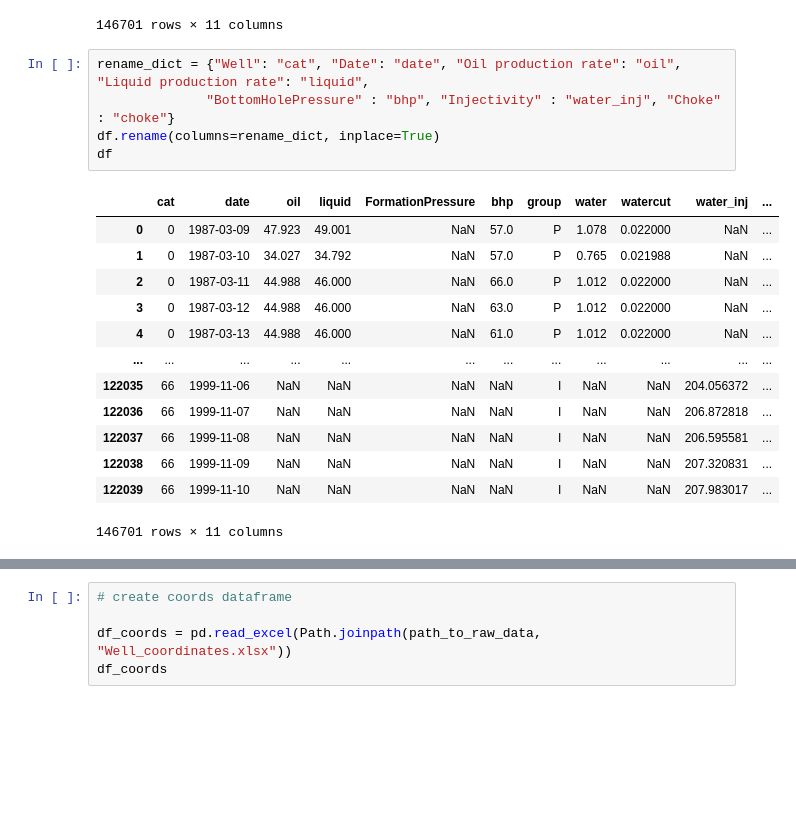
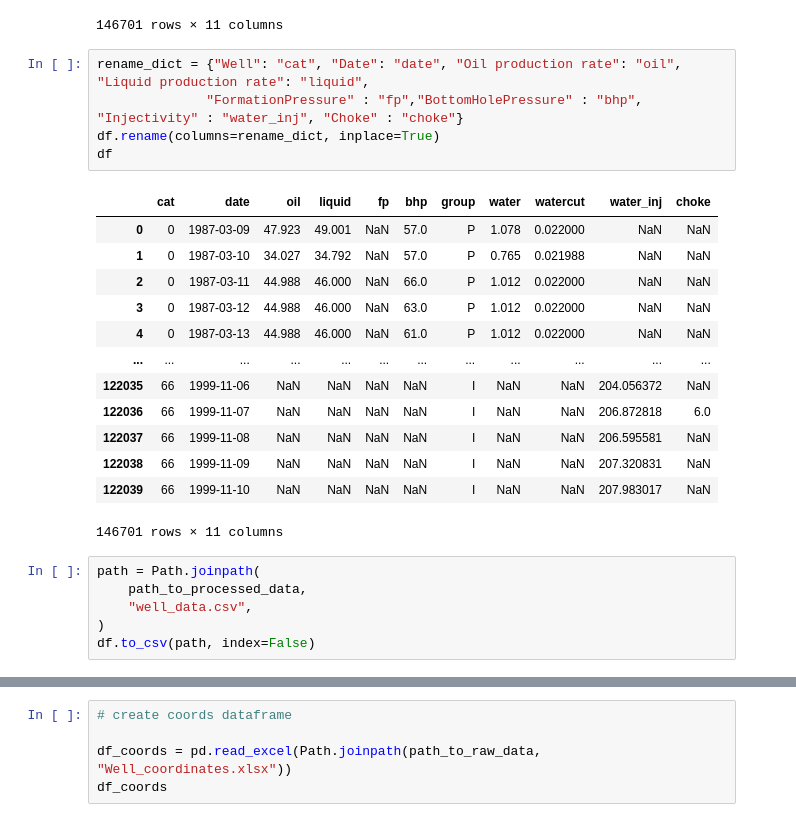
Before and after one commit to Curiod/interwell-connectivity-estimation, a Jupyter notebook: notebooks/preprocess.ipynb, the cells around one changed output, grey strips where cells are left out. Saved outputs shown, nothing was run; the diff lists cells and outputs as text; blank space fills up the shorter version.

```diff
--- a/notebooks/preprocess.ipynb
+++ b/notebooks/preprocess.ipynb
@@ -83,21 +75,27 @@ df
 146701 rows × 11 columns
 # %%
 rename_dict = {"Well": "cat", "Date": "date", "Oil production rate": "oil", "Liquid production rate": "liquid",
-              "BottomHolePressure" : "bhp", "Injectivity" : "water_inj", "Choke" : "choke"}
+              "FormationPressure" : "fp","BottomHolePressure" : "bhp", "Injectivity" : "water_inj", "Choke" : "choke"}
 df.rename(columns=rename_dict, inplace=True)
 df
 # %% [output]
-|  | cat | date | oil | liquid | FormationPressure | bhp | group | water | watercut | water_inj | ... |
-| 0 | 0 | 1987-03-09 | 47.923 | 49.001 | NaN | 57.0 | P | 1.078 | 0.022000 | NaN | ... |
-| 1 | 0 | 1987-03-10 | 34.027 | 34.792 | NaN | 57.0 | P | 0.765 | 0.021988 | NaN | ... |
-| 2 | 0 | 1987-03-11 | 44.988 | 46.000 | NaN | 66.0 | P | 1.012 | 0.022000 | NaN | ... |
-| 3 | 0 | 1987-03-12 | 44.988 | 46.000 | NaN | 63.0 | P | 1.012 | 0.022000 | NaN | ... |
-| 4 | 0 | 1987-03-13 | 44.988 | 46.000 | NaN | 61.0 | P | 1.012 | 0.022000 | NaN | ... |
+|  | cat | date | oil | liquid | fp | bhp | group | water | watercut | water_inj | choke |
+| 0 | 0 | 1987-03-09 | 47.923 | 49.001 | NaN | 57.0 | P | 1.078 | 0.022000 | NaN | NaN |
+| 1 | 0 | 1987-03-10 | 34.027 | 34.792 | NaN | 57.0 | P | 0.765 | 0.021988 | NaN | NaN |
+| 2 | 0 | 1987-03-11 | 44.988 | 46.000 | NaN | 66.0 | P | 1.012 | 0.022000 | NaN | NaN |
+| 3 | 0 | 1987-03-12 | 44.988 | 46.000 | NaN | 63.0 | P | 1.012 | 0.022000 | NaN | NaN |
+| 4 | 0 | 1987-03-13 | 44.988 | 46.000 | NaN | 61.0 | P | 1.012 | 0.022000 | NaN | NaN |
 | ... | ... | ... | ... | ... | ... | ... | ... | ... | ... | ... | ... |
-| 122035 | 66 | 1999-11-06 | NaN | NaN | NaN | NaN | I | NaN | NaN | 204.056372 | ... |
-| 122036 | 66 | 1999-11-07 | NaN | NaN | NaN | NaN | I | NaN | NaN | 206.872818 | ... |
-| 122037 | 66 | 1999-11-08 | NaN | NaN | NaN | NaN | I | NaN | NaN | 206.595581 | ... |
-| 122038 | 66 | 1999-11-09 | NaN | NaN | NaN | NaN | I | NaN | NaN | 207.320831 | ... |
-| 122039 | 66 | 1999-11-10 | NaN | NaN | NaN | NaN | I | NaN | NaN | 207.983017 | ... |
+| 122035 | 66 | 1999-11-06 | NaN | NaN | NaN | NaN | I | NaN | NaN | 204.056372 | NaN |
+| 122036 | 66 | 1999-11-07 | NaN | NaN | NaN | NaN | I | NaN | NaN | 206.872818 | 6.0 |
+| 122037 | 66 | 1999-11-08 | NaN | NaN | NaN | NaN | I | NaN | NaN | 206.595581 | NaN |
+| 122038 | 66 | 1999-11-09 | NaN | NaN | NaN | NaN | I | NaN | NaN | 207.320831 | NaN |
+| 122039 | 66 | 1999-11-10 | NaN | NaN | NaN | NaN | I | NaN | NaN | 207.983017 | NaN |
 146701 rows × 11 columns
+# %%
+path = Path.joinpath(
+    path_to_processed_data,
+    "well_data.csv",
+)
+df.to_csv(path, index=False)
 # %%
```
Also changed, not shown: parts of 4 cells of this notebook, 2 other files.
